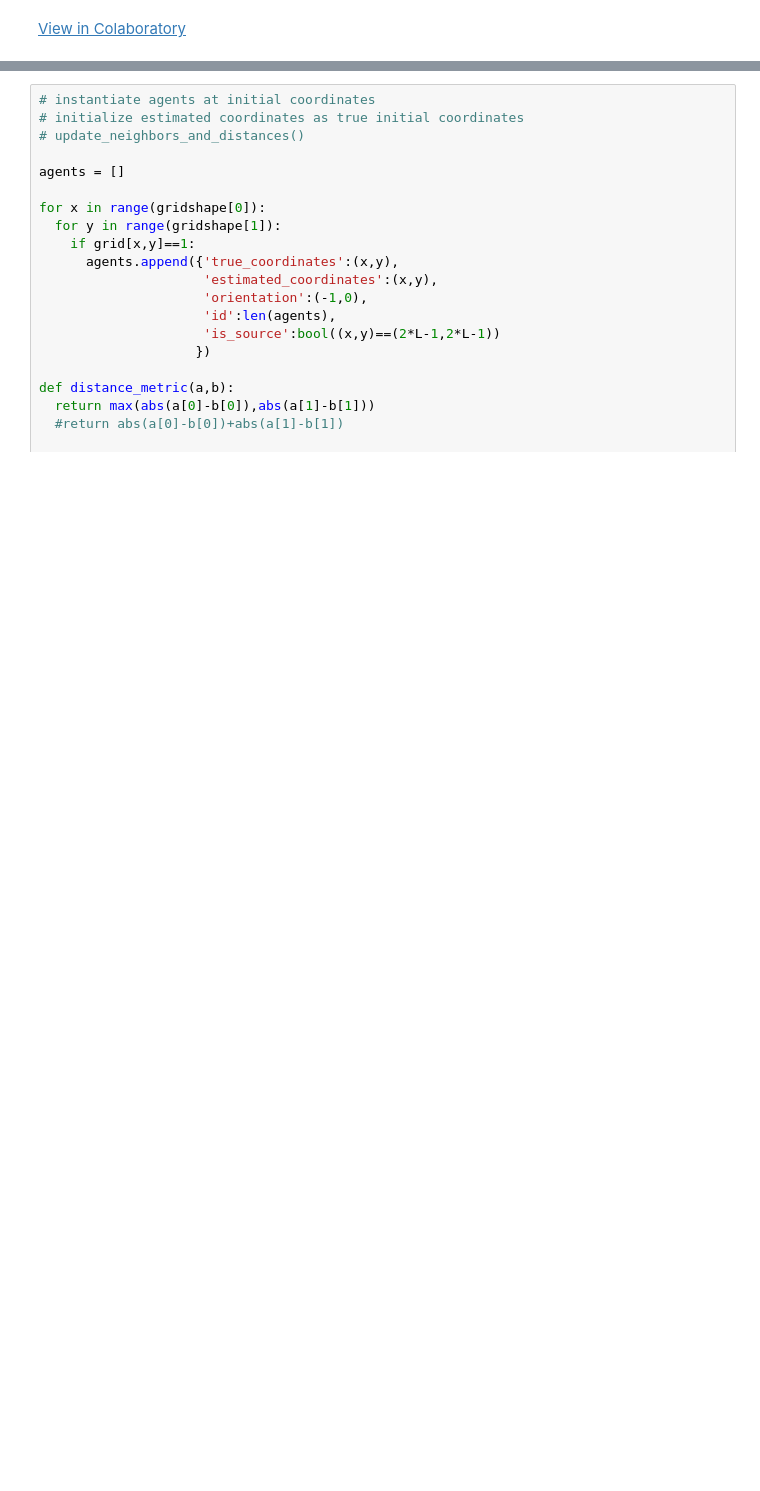
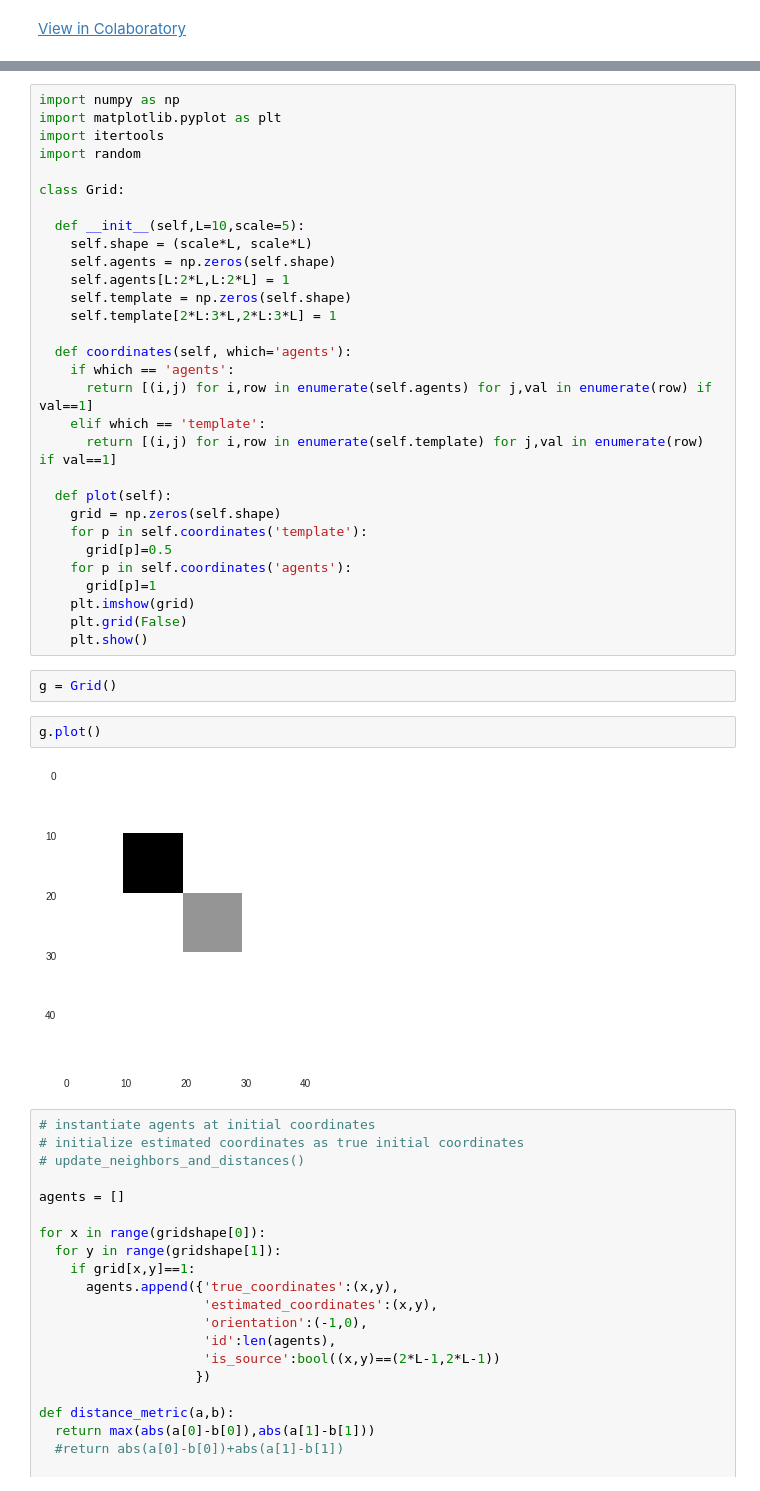
Before and after one commit to jpskycak/research_notebooks, a Jupyter notebook: modeling_programmable_self_assembly_with_cellular_automata.ipynb, the cells around one changed output, grey strips where cells are left out. Cells and saved outputs as stored; diff of their text form; blank space fills up the shorter version.

```diff
--- a/modeling_programmable_self_assembly_with_cellular_automata.ipynb
+++ b/modeling_programmable_self_assembly_with_cellular_automata.ipynb
@@ -52,3 +3,39 @@ shape_coordinates[:5]
+# %%
+import numpy as np
+import matplotlib.pyplot as plt
+import itertools
+import random
+
+class Grid:
+
+  def __init__(self,L=10,scale=5):
+    self.shape = (scale*L, scale*L)
+    self.agents = np.zeros(self.shape)
+    self.agents[L:2*L,L:2*L] = 1
+    self.template = np.zeros(self.shape)
+    self.template[2*L:3*L,2*L:3*L] = 1
+
+  def coordinates(self, which='agents'):
+    if which == 'agents':
+      return [(i,j) for i,row in enumerate(self.agents) for j,val in enumerate(row) if val==1]
+    elif which == 'template':
+      return [(i,j) for i,row in enumerate(self.template) for j,val in enumerate(row) if val==1]
+
+  def plot(self):
+    grid = np.zeros(self.shape)
+    for p in self.coordinates('template'):
+      grid[p]=0.5
+    for p in self.coordinates('agents'):
+      grid[p]=1
+    plt.imshow(grid)
+    plt.grid(False)
+    plt.show()
+# %%
+g = Grid()
+# %%
+g.plot()
+# %% [output]
+[figure, added]
 # %%
 # instantiate agents at initial coordinates
 # initialize estimated coordinates as true initial coordinates
```
Also changed, not shown: parts of 1 cell of this notebook.
